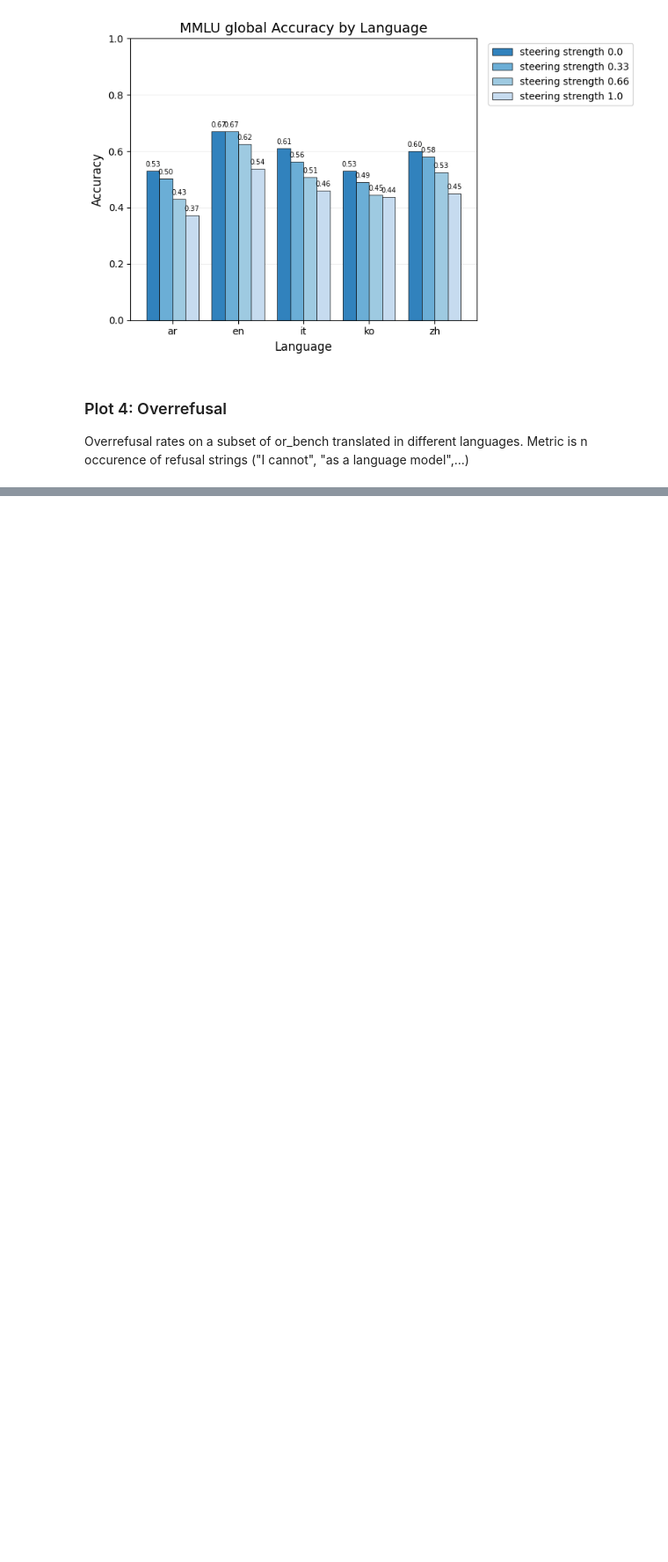
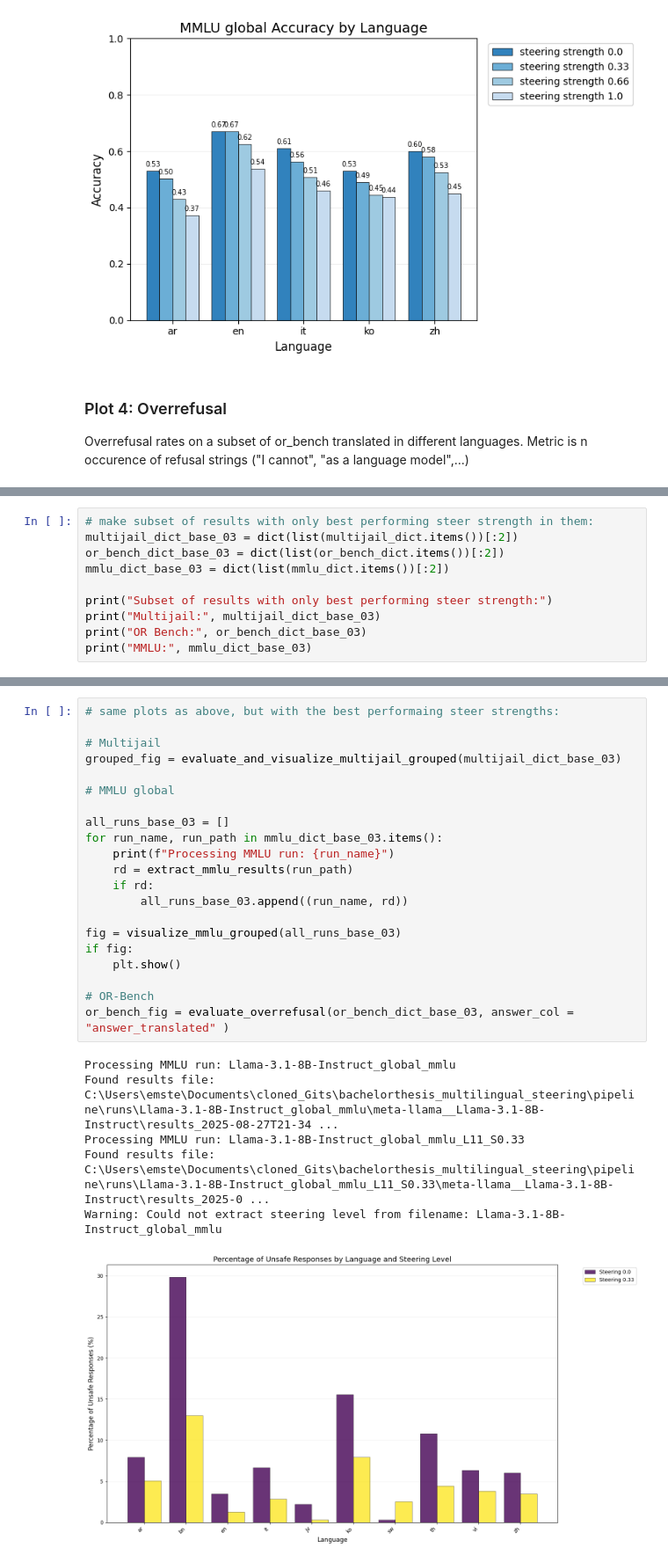
Before and after one commit to stonehenge0/bachelorthesis_multilingual_steering, a Jupyter notebook: scripts/visualize_judge_results.ipynb, the cells around one changed output, grey strips where cells are left out. Shown: that part at 88% size. Cells and saved outputs as stored; diff of their text form; blank space fills up the shorter version.

```diff
--- a/scripts/visualize_judge_results.ipynb
+++ b/scripts/visualize_judge_results.ipynb
@@ -552,0 +706,10 @@ or_bench_dict
+# %%
+# make subset of results with only best performing steer strength in them:
+multijail_dict_base_03 = dict(list(multijail_dict.items())[:2])
+or_bench_dict_base_03 = dict(list(or_bench_dict.items())[:2])
+mmlu_dict_base_03 = dict(list(mmlu_dict.items())[:2])
+
+print("Subset of results with only best performing steer strength:")
+print("Multijail:", multijail_dict_base_03)
+print("OR Bench:", or_bench_dict_base_03)
+print("MMLU:", mmlu_dict_base_03)
@@ -552,0 +721,28 @@ or_bench_dict
+# %%
+# same plots as above, but with the best performaing steer strengths:
+
+# Multijail
+grouped_fig = evaluate_and_visualize_multijail_grouped(multijail_dict_base_03)
+
+# MMLU global
+
+all_runs_base_03 = []
+for run_name, run_path in mmlu_dict_base_03.items():
+    print(f"Processing MMLU run: {run_name}")
+    rd = extract_mmlu_results(run_path)
+    if rd:
+        all_runs_base_03.append((run_name, rd))
+
+fig = visualize_mmlu_grouped(all_runs_base_03)
+if fig:
+    plt.show()
+
+# OR-Bench
+or_bench_fig = evaluate_overrefusal(or_bench_dict_base_03, answer_col = "answer_translated" )
+# %% [output]
+Processing MMLU run: Llama-3.1-8B-Instruct_global_mmlu
+Found results file: C:\Users\emste\Documents\cloned_Gits\bachelorthesis_multilingual_steering\pipeline\runs\Llama-3.1-8B-Instruct_global_mmlu\meta-llama__Llama-3.1-8B-Instruct\results_2025-08-27T21-34 ...
+Processing MMLU run: Llama-3.1-8B-Instruct_global_mmlu_L11_S0.33
+Found results file: C:\Users\emste\Documents\cloned_Gits\bachelorthesis_multilingual_steering\pipeline\runs\Llama-3.1-8B-Instruct_global_mmlu_L11_S0.33\meta-llama__Llama-3.1-8B-Instruct\results_2025-0 ...
+Warning: Could not extract steering level from filename: Llama-3.1-8B-Instruct_global_mmlu
+[figure, added]
```
Also changed, not shown: parts of 6 cells of this notebook, 1 other file.
